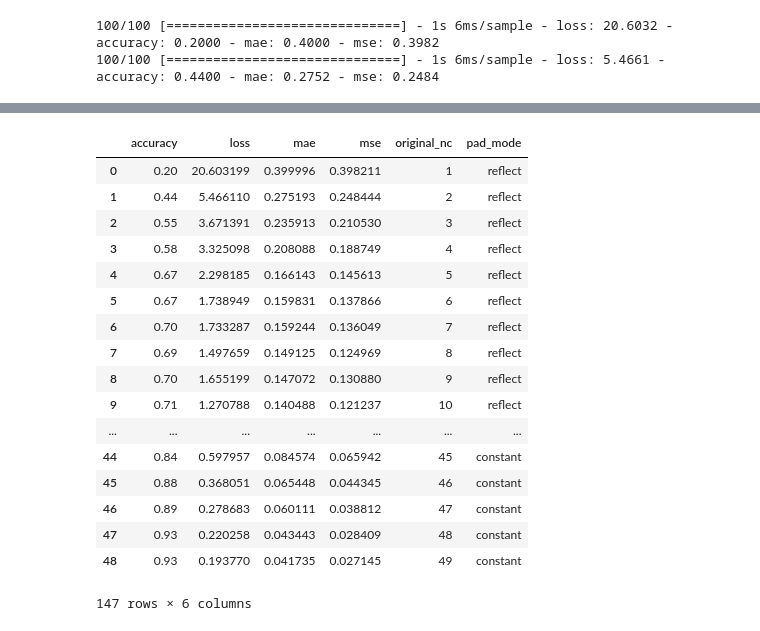
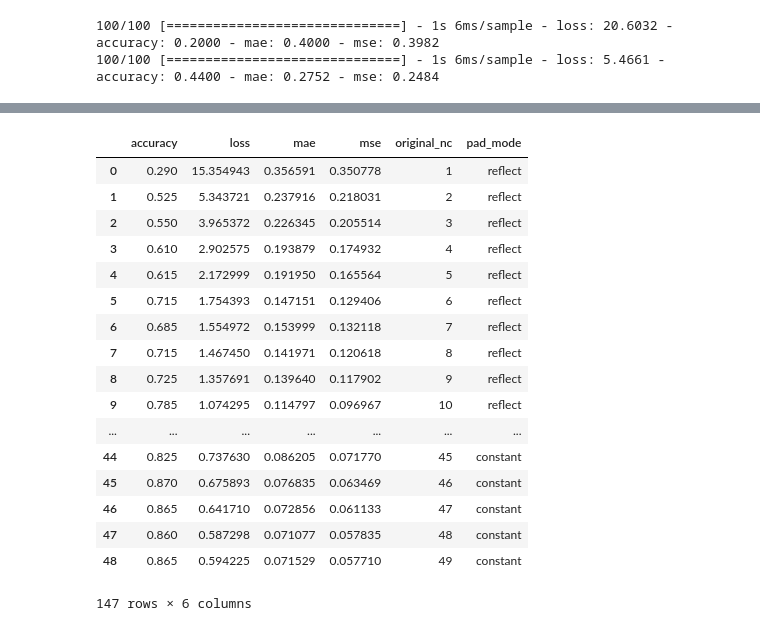
Before and after one commit to NathanPhilliber/DATA-Capstone, a Jupyter notebook: models/notebooks/06-num-channels.ipynb, the cells around one changed output, grey strips where cells are left out. Drawn from its saved outputs; the diff is of its cells as text; code cells hidden in the pictures.

```diff
--- a/models/notebooks/06-num-channels.ipynb
+++ b/models/notebooks/06-num-channels.ipynb
@@ -156,0 +127,18 @@ pad_metrics_df_constant = get_pad_metrics(dataset_name, model,
+# %%
+dataset_name = 'example_set'
+
+pad_metrics_df = get_pad_metrics(dataset_name, model,
+                                 lower_original_nc=1, upper_original_nc=50,
+                                 target_nc=50, pad_mode="symmetric")
+
+pad_metrics_df_reflective = get_pad_metrics(dataset_name, model,
+                                 lower_original_nc=1, upper_original_nc=50,
+                                 target_nc=50, pad_mode="reflect")
+
+pad_metrics_df_constant = get_pad_metrics(dataset_name, model,
+                                 lower_original_nc=1, upper_original_nc=50,
+                                 target_nc=50, pad_mode="constant")
+
+pad_df = pd.concat([pad_metrics_df_reflective, pad_metrics_df, pad_metrics_df_constant])
+pad_df
+# %% [output]
@@ -157,28 +162,24 @@ pad_metrics_df_constant = get_pad_metrics(dataset_name, model,
+|  | accuracy | loss | mae | mse | original_nc | pad_mode |
+| 0 | 0.290 | 15.354943 | 0.356591 | 0.350778 | 1 | reflect |
+| 1 | 0.525 | 5.343721 | 0.237916 | 0.218031 | 2 | reflect |
+| 2 | 0.550 | 3.965372 | 0.226345 | 0.205514 | 3 | reflect |
+| 3 | 0.610 | 2.902575 | 0.193879 | 0.174932 | 4 | reflect |
+| 4 | 0.615 | 2.172999 | 0.191950 | 0.165564 | 5 | reflect |
+| 5 | 0.715 | 1.754393 | 0.147151 | 0.129406 | 6 | reflect |
+| 6 | 0.685 | 1.554972 | 0.153999 | 0.132118 | 7 | reflect |
+| 7 | 0.715 | 1.467450 | 0.141971 | 0.120618 | 8 | reflect |
+| 8 | 0.725 | 1.357691 | 0.139640 | 0.117902 | 9 | reflect |
+| 9 | 0.785 | 1.074295 | 0.114797 | 0.096967 | 10 | reflect |
+| ... | ... | ... | ... | ... | ... | ... |
+| 44 | 0.825 | 0.737630 | 0.086205 | 0.071770 | 45 | constant |
+| 45 | 0.870 | 0.675893 | 0.076835 | 0.063469 | 46 | constant |
+| 46 | 0.865 | 0.641710 | 0.072856 | 0.061133 | 47 | constant |
+| 47 | 0.860 | 0.587298 | 0.071077 | 0.057835 | 48 | constant |
+| 48 | 0.865 | 0.594225 | 0.071529 | 0.057710 | 49 | constant |
+147 rows × 6 columns
 # %%
 import seaborn as sns; sns.set()
 import matplotlib.pyplot as plt
-# %%
-pad_df = pd.concat([pad_metrics_df_reflective, pad_metrics_df, pad_metrics_df_constant])
-pad_df
-# %% [output]
-|  | accuracy | loss | mae | mse | original_nc | pad_mode |
-| 0 | 0.20 | 20.603199 | 0.399996 | 0.398211 | 1 | reflect |
-| 1 | 0.44 | 5.466110 | 0.275193 | 0.248444 | 2 | reflect |
-| 2 | 0.55 | 3.671391 | 0.235913 | 0.210530 | 3 | reflect |
-| 3 | 0.58 | 3.325098 | 0.208088 | 0.188749 | 4 | reflect |
-| 4 | 0.67 | 2.298185 | 0.166143 | 0.145613 | 5 | reflect |
-| 5 | 0.67 | 1.738949 | 0.159831 | 0.137866 | 6 | reflect |
-| 6 | 0.70 | 1.733287 | 0.159244 | 0.136049 | 7 | reflect |
-| 7 | 0.69 | 1.497659 | 0.149125 | 0.124969 | 8 | reflect |
-| 8 | 0.70 | 1.655199 | 0.147072 | 0.130880 | 9 | reflect |
-| 9 | 0.71 | 1.270788 | 0.140488 | 0.121237 | 10 | reflect |
-| ... | ... | ... | ... | ... | ... | ... |
-| 44 | 0.84 | 0.597957 | 0.084574 | 0.065942 | 45 | constant |
-| 45 | 0.88 | 0.368051 | 0.065448 | 0.044345 | 46 | constant |
-| 46 | 0.89 | 0.278683 | 0.060111 | 0.038812 | 47 | constant |
-| 47 | 0.93 | 0.220258 | 0.043443 | 0.028409 | 48 | constant |
-| 48 | 0.93 | 0.193770 | 0.041735 | 0.027145 | 49 | constant |
-147 rows × 6 columns
 # %%
 plt.figure(figsize=(15, 10))
 
```
Also changed, not shown: parts of 22 cells of this notebook.
